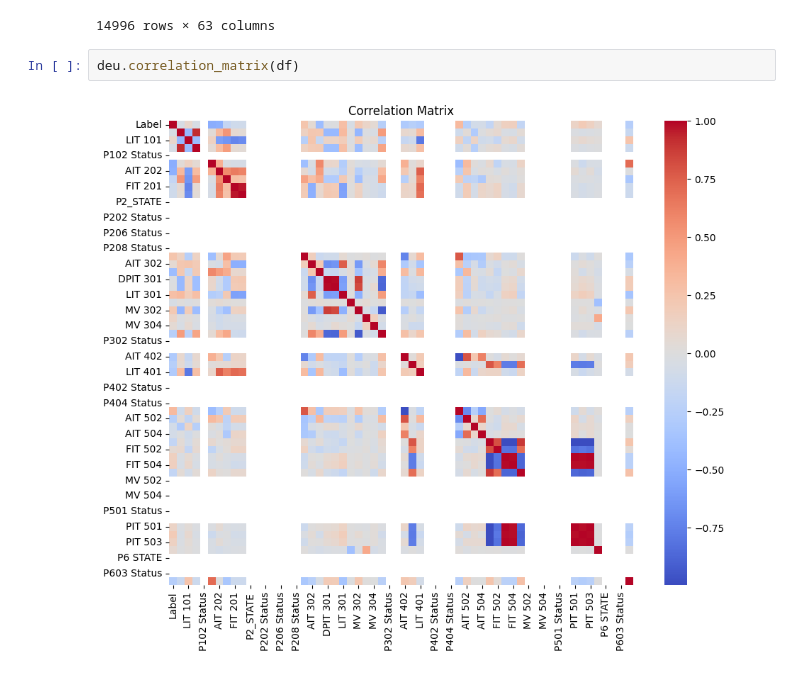
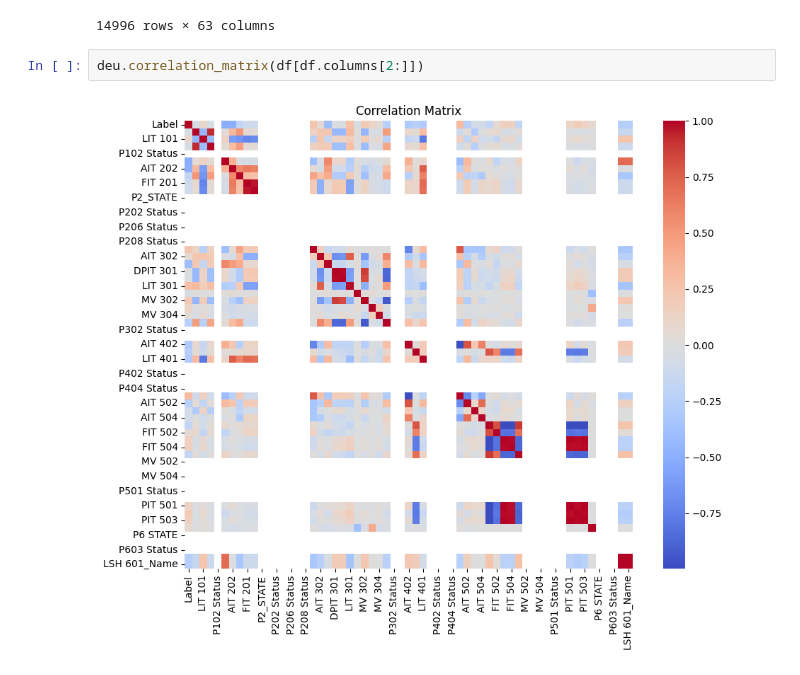
Before and after one commit to ElouanV/mlsecu, a Jupyter notebook: notebooks/data_analysis.ipynb, the cells around one changed output. Drawn from its saved outputs; the diff is of its cells as text.

```diff
--- a/notebooks/data_analysis.ipynb
+++ b/notebooks/data_analysis.ipynb
@@ -177,6 +177,6 @@ df
 | 14996 | 2019-07-20T08:39:59.004013Z | benign | 0.0 | 4.323736 | 492.896881 | 2.0 | 1.0 | 131.408615 | 9.313829 | 257.933868 | ... | ... |
 14996 rows × 63 columns
 # %%
-deu.correlation_matrix(df)
+deu.correlation_matrix(df[df.columns[2:]])
 # %% [output]
-[figure, old version]
+[figure, new version]
```
